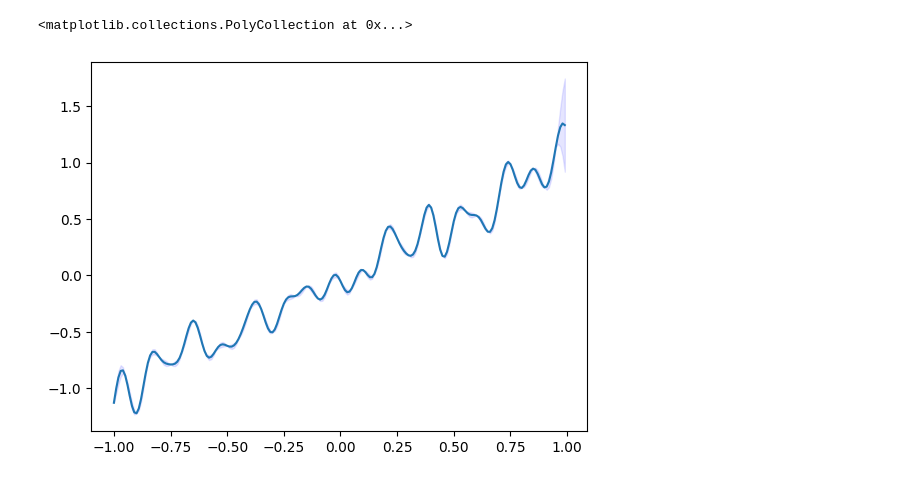
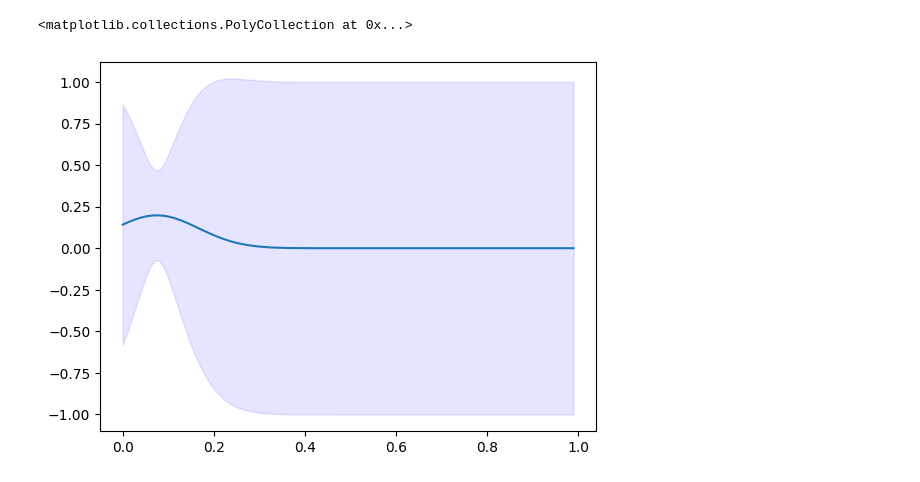
Before and after one commit to 0xideas/100gecs, a Jupyter notebook: notebooks/gaussian_process.ipynb, the cells around one changed output. Cells and saved outputs as stored; diff of their text form; code cells hidden in the pictures.

```diff
--- a/notebooks/gaussian_process.ipynb
+++ b/notebooks/gaussian_process.ipynb
@@ -28,0 +7,4 @@ array([[-1.00000000e+00, -1.12888685e+00],
+# %%
+import json
+with open("./n_random_exploration10-l1.0-l_bagging0.1-acquisition_percentile0.5-bandit_greediness1.0_niter200_381414.json") as f:
+    d = json.loads(f.read())
@@ -29,16 +33,22 @@ array([[-1.00000000e+00, -1.12888685e+00],
 # %%
+inputs = np.array(d["bagging_scores"]["all-models"]["inputs"])
+inputs[:,0] = inputs[:,0]/10
+output = np.array(d["bagging_scores"]["all-models"]["output"]) - 0.5
 
+inputs = inputs[:10,:]
+output = output[:10]
 
-kernel = RBF(0.04)
+kernel = RBF(0.13)
 gp = GaussianProcessRegressor(kernel=kernel)
-gp.fit(data[:,[0]], data[:,[1]])
+gp.fit(inputs, output)
 
-x = np.arange(-1.0, 1.0, 0.01)
-mean, var = gp.predict(x.reshape(-1,1), return_std=True)
+x = np.arange(0, 1.0, 0.01)
+x = np.repeat(x, 2).reshape(-1, 2)
+mean, var = gp.predict(x, return_std=True)
 
 fig, ax = plt.subplots()
-ax.plot(x,mean)
-ax.fill_between(x, (mean-var), (mean+var), color='b', alpha=.1)
+ax.plot(x[:,0].flatten(),mean)
+ax.fill_between(x[:,0], (mean-var), (mean+var), color='b', alpha=.1)
 # %% [output]
 <matplotlib.collections.PolyCollection at 0x...>
-[figure, old version]
+[figure, new version]
```
Also changed, not shown: parts of 4 cells of this notebook, 3 other files.
